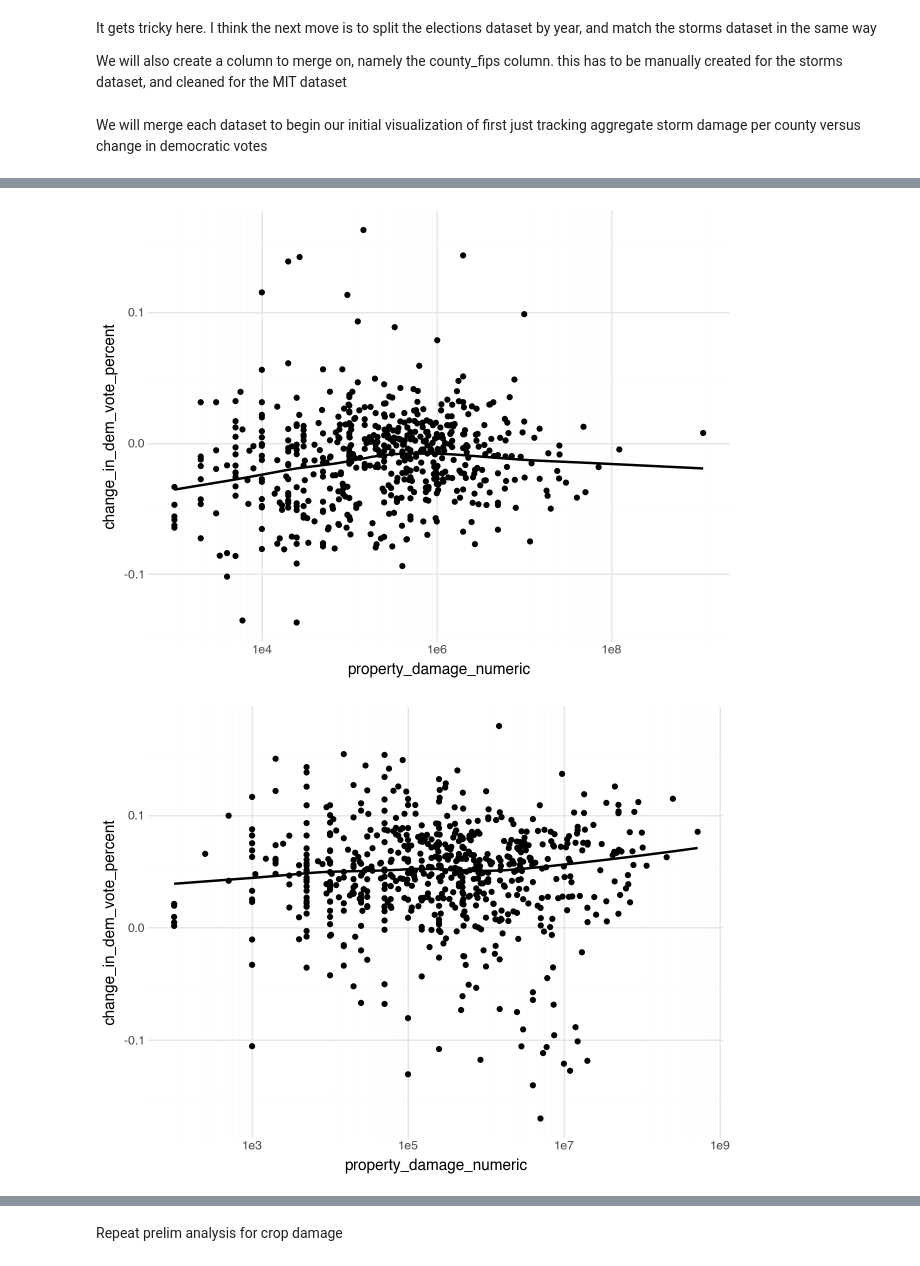
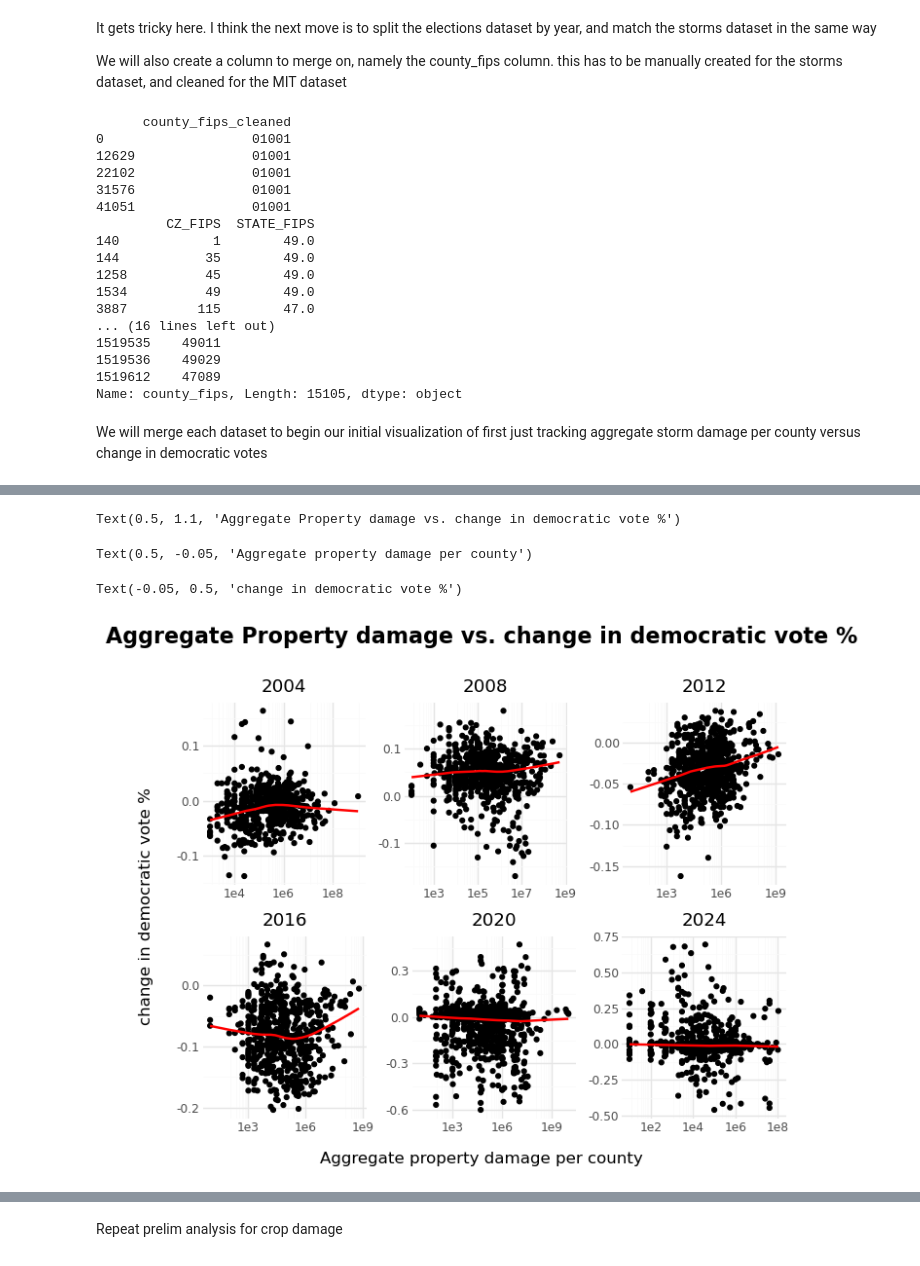
Before and after one commit to sumanttsharma/Sumant_Ethan_QSS20FinalProject, a Jupyter notebook: QSS20Final.ipynb, the cells around one changed output, grey strips where cells are left out. Saved outputs shown, nothing was run; the diff lists cells and outputs as text; code cells hidden in the pictures.

Commit message:
Adding figures, updated code, and NWS correlation files as well

```diff
--- a/QSS20Final.ipynb
+++ b/QSS20Final.ipynb
@@ -68,7 +89,7 @@ print("Years in data:", storms['year'].unique())
 # %% [markdown]
 Loading Election data is much more simple, and we filter our storms data to just include counties
 # %%
-elections = pd.read_csv("countypres_2000-2024.csv")
+elections = pd.read_csv("election_data/countypres_2000-2024.csv")
 
 #only select storms that occured in counties
 
@@ -153,4 +174,4 @@ plot = (
 plot
 
 storm_counties_nozerodmg = storms_counties[storms_counties["property_damage_numeric"] > 0]
-storm_counties_nozerodmg = storms_counties[storms_counties["crop_damage_numeric"] > 0]
+storm_counties_nozerodmg = storm_counties_nozerodmg[storm_counties_nozerodmg["crop_damage_numeric"] > 0]
@@ -202,11 +260,6 @@ df_2012 = dfs_by_year[2012]
 df_2016 = dfs_by_year[2016]
 df_2020 = dfs_by_year[2020]
 df_2024 = dfs_by_year[2024]
-
-
-
-
-
 
 #For storms, its a bit more tricky, we have to group by election year, not just the year, so we use the yearmonth, and day column to parse out a date
 
@@ -261,6 +314,24 @@ storms_2016 = storm_counties_nozerodmg[(storm_counties_nozerodmg["date"] > '2012
 storms_2020 = storm_counties_nozerodmg[(storm_counties_nozerodmg["date"] > '2016-11-08') & (storm_counties_nozerodmg["date"] < '2020-11-03')]
 
 storms_2024 = storm_counties_nozerodmg[(storm_counties_nozerodmg["date"] > '2020-11-03') & (storm_counties_nozerodmg["date"] < '2024-11-05')]
+# %% [output]
+      county_fips_cleaned
+0                   01001
+12629               01001
+22102               01001
+31576               01001
+41051               01001
+         CZ_FIPS  STATE_FIPS
+140            1        49.0
+144           35        49.0
+1258          45        49.0
+1534          49        49.0
+3887         115        47.0
+... (16 lines left out)
+1519535    49011
+1519536    49029
+1519612    47089
+Name: county_fips, Length: 15105, dtype: object
 # %% [markdown]
 We will merge each dataset to begin our initial visualization of first just tracking aggregate storm damage per county versus change in democratic votes
 # %%
@@ -300,34 +371,35 @@ property_damage_2024 = merge_storms_elections(storms_prop_agg_2024, df_2024)
 print(property_damage_2008.head())
 
 
-def initial_plot_function(df):
+def initial_plot_function(df, year=2004):
 
     df_filt = df[df["property_damage_numeric"] > 0]
     plot = (
     ggplot(df_filt, aes(x = "property_damage_numeric", y = "change_in_dem_vote_percent")) +
     geom_point() +
-    geom_smooth() +
+    geom_smooth(color = "red") +
     scale_x_log10() +
+    labs(title = f'{year}',
+         x= '',
+         y= '') +
     theme_minimal()
 )
     return plot
 
 plot_2004 = initial_plot_function(property_damage_2004)
-plot_2004
+plot_2008 = initial_plot_function(property_damage_2008, 2008)
+plot_2012 = initial_plot_function(property_damage_2012, 2012)
+plot_2016 = initial_plot_function(property_damage_2016, 2016)
+plot_2020 = initial_plot_function(property_damage_2020, 2020)
+plot_2024 = initial_plot_function(property_damage_2024, 2024)
+combined_property_plot = (plot_2004 | plot_2008 | plot_2012)/(plot_2016 | plot_2020 | plot_2024)
 
-plot_2008 = initial_plot_function(property_damage_2008)
-plot_2008
+fig = combined_property_plot.draw()  # render the patchwork layout
+fig.suptitle("Aggregate Property damage vs. change in democratic vote %", fontsize=16, fontweight='bold', y=1.1)
 
-plot_2012 = initial_plot_function(property_damage_2012)
-plot_2012
+fig.text(0.5, -.05, "Aggregate property damage per county", ha='center', fontsize=12)  # X-axis
+fig.text(-0.05, 0.5, "change in democratic vote %", va='center', rotation='vertical', fontsize=12)  # Y-axis
 
-plot_2016 = initial_plot_function(property_damage_2016)
-plot_2016
-
-plot_2020 = initial_plot_function(property_damage_2020)
-plot_2020
-
-plot_2024 = initial_plot_function(property_damage_2024)
-plot_2024
+fig
 # %% [output]
         BEGIN_YEARMONTH  BEGIN_DAY  BEGIN_TIME  END_YEARMONTH  END_DAY  \
@@ -350,2 +422,4 @@ plot_2024
+Text(0.5, 1.1, 'Aggregate Property damage vs. change in democratic vote %')
+Text(0.5, -0.05, 'Aggregate property damage per county')
+Text(-0.05, 0.5, 'change in democratic vote %')
-[figure, old version]
+[figure, new version]
-[figure, removed]
```
Also changed, not shown: parts of 31 cells of this notebook, 17 other files.
